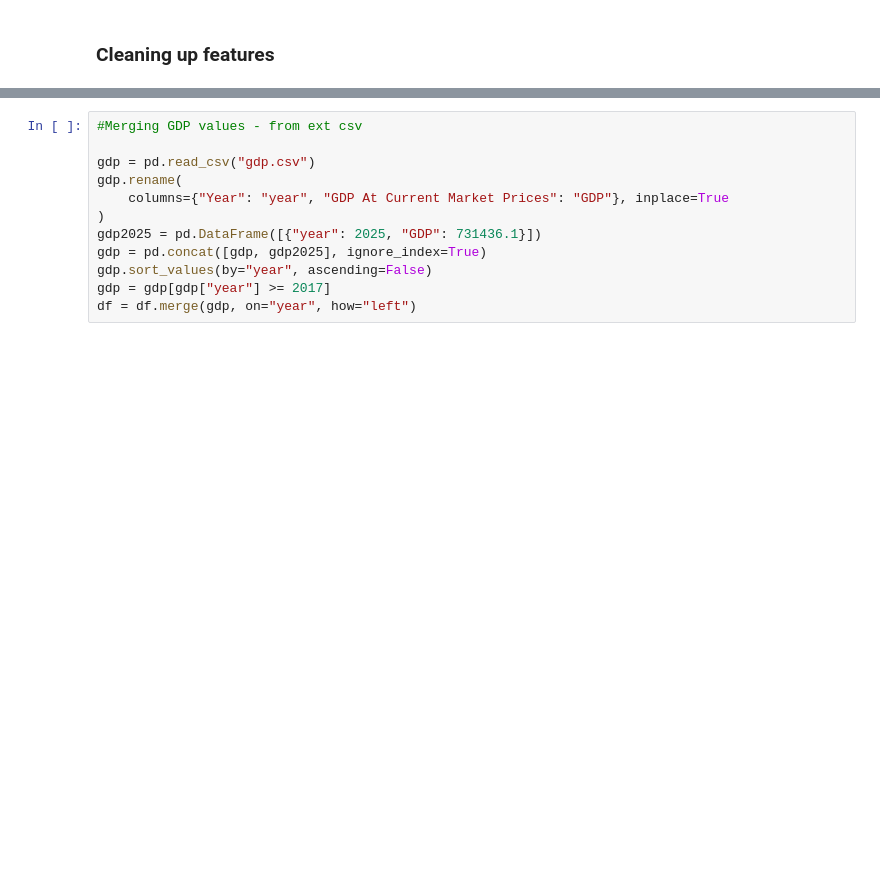
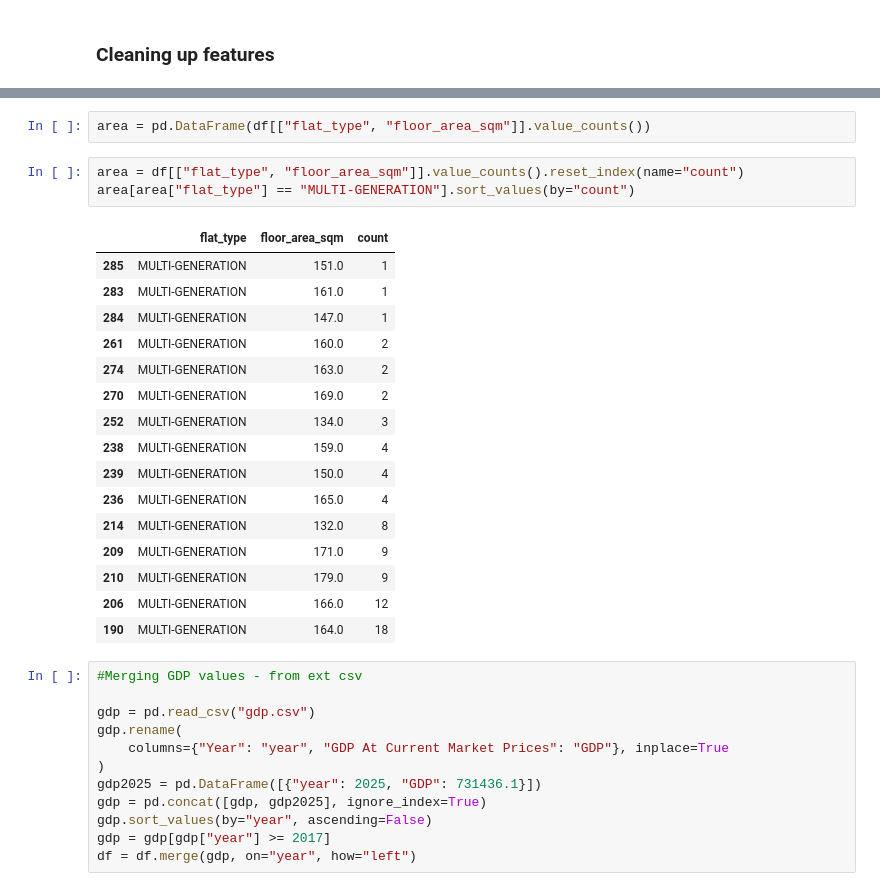
Before and after one commit to BlueSpirit1993/hdb_resale_chat_bot, a Jupyter notebook: notebooks/Felicia/LightGBM.ipynb, the cells around one changed output, grey strips where cells are left out. Drawn from its saved outputs; the diff is of its cells as text; blank space fills up the shorter version.

```diff
--- a/notebooks/Felicia/LightGBM.ipynb
+++ b/notebooks/Felicia/LightGBM.ipynb
@@ -316,3 +351,25 @@ df["region"] = df["town"].map(region_map)
+# %%
+area = pd.DataFrame(df[["flat_type", "floor_area_sqm"]].value_counts())
+# %%
+area = df[["flat_type", "floor_area_sqm"]].value_counts().reset_index(name="count")
+area[area["flat_type"] == "MULTI-GENERATION"].sort_values(by="count")
+# %% [output]
+|  | flat_type | floor_area_sqm | count |
+| 285 | MULTI-GENERATION | 151.0 | 1 |
+| 283 | MULTI-GENERATION | 161.0 | 1 |
+| 284 | MULTI-GENERATION | 147.0 | 1 |
+| 261 | MULTI-GENERATION | 160.0 | 2 |
+| 274 | MULTI-GENERATION | 163.0 | 2 |
+| 270 | MULTI-GENERATION | 169.0 | 2 |
+| 252 | MULTI-GENERATION | 134.0 | 3 |
+| 238 | MULTI-GENERATION | 159.0 | 4 |
+| 239 | MULTI-GENERATION | 150.0 | 4 |
+| 236 | MULTI-GENERATION | 165.0 | 4 |
+| 214 | MULTI-GENERATION | 132.0 | 8 |
+| 209 | MULTI-GENERATION | 171.0 | 9 |
+| 210 | MULTI-GENERATION | 179.0 | 9 |
+| 206 | MULTI-GENERATION | 166.0 | 12 |
+| 190 | MULTI-GENERATION | 164.0 | 18 |
 # %%
 #Merging GDP values - from ext csv
 
```
Also changed, not shown: parts of 42 cells of this notebook.
